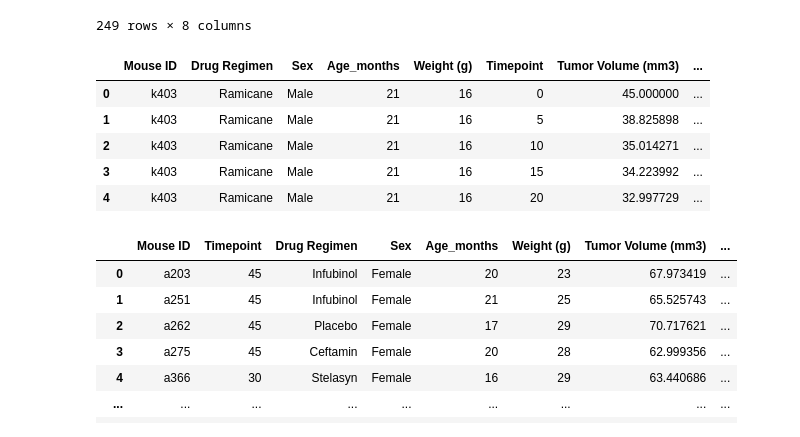
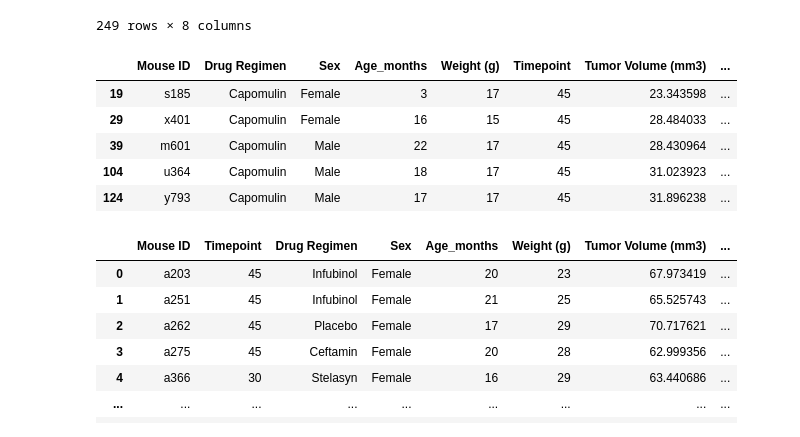
Before and after one commit to Yazz-01/Matplotlib_Pharma_Challenge, a Jupyter notebook: main_pharma.ipynb, the cells around one changed output. Drawn from its saved outputs; the diff is of its cells as text; code cells hidden in the pictures.

```diff
--- a/main_pharma.ipynb
+++ b/main_pharma.ipynb
@@ -241,15 +269,15 @@ max_tumor_vol_df
 249 rows × 8 columns
 # %%
 #Filtering the data by Drug regimen vs Timepoint
-clean_study_df.loc[(clean_study_df["Drug Regimen"]=="Capomulin")&(clean_study_df["Timepoint"]==45)]
-clean_study_df.head()
+cap_df=clean_study_df.loc[(clean_study_df["Drug Regimen"]=="Capomulin")&(clean_study_df["Timepoint"]==45)]
+cap_df.head()
 # %% [output]
 |  | Mouse ID | Drug Regimen | Sex | Age_months | Weight (g) | Timepoint | Tumor Volume (mm3) | ... |
-| 0 | k403 | Ramicane | Male | 21 | 16 | 0 | 45.000000 | ... |
-| 1 | k403 | Ramicane | Male | 21 | 16 | 5 | 38.825898 | ... |
-| 2 | k403 | Ramicane | Male | 21 | 16 | 10 | 35.014271 | ... |
-| 3 | k403 | Ramicane | Male | 21 | 16 | 15 | 34.223992 | ... |
-| 4 | k403 | Ramicane | Male | 21 | 16 | 20 | 32.997729 | ... |
+| 19 | s185 | Capomulin | Female | 3 | 17 | 45 | 23.343598 | ... |
+| 29 | x401 | Capomulin | Female | 16 | 15 | 45 | 28.484033 | ... |
+| 39 | m601 | Capomulin | Male | 22 | 17 | 45 | 28.430964 | ... |
+| 104 | u364 | Capomulin | Male | 18 | 17 | 45 | 31.023923 | ... |
+| 124 | y793 | Capomulin | Male | 17 | 17 | 45 | 31.896238 | ... |
 # %%
 # Merging information of the four top drug regimen and the max tumor volume vs timepoint
 top_tumor_df= max_tumor_vol_df[["Mouse ID","Timepoint"]].merge(clean_study_df,on= ["Mouse ID","Timepoint"],how= "left")
```
Also changed, not shown: parts of 18 cells of this notebook.
